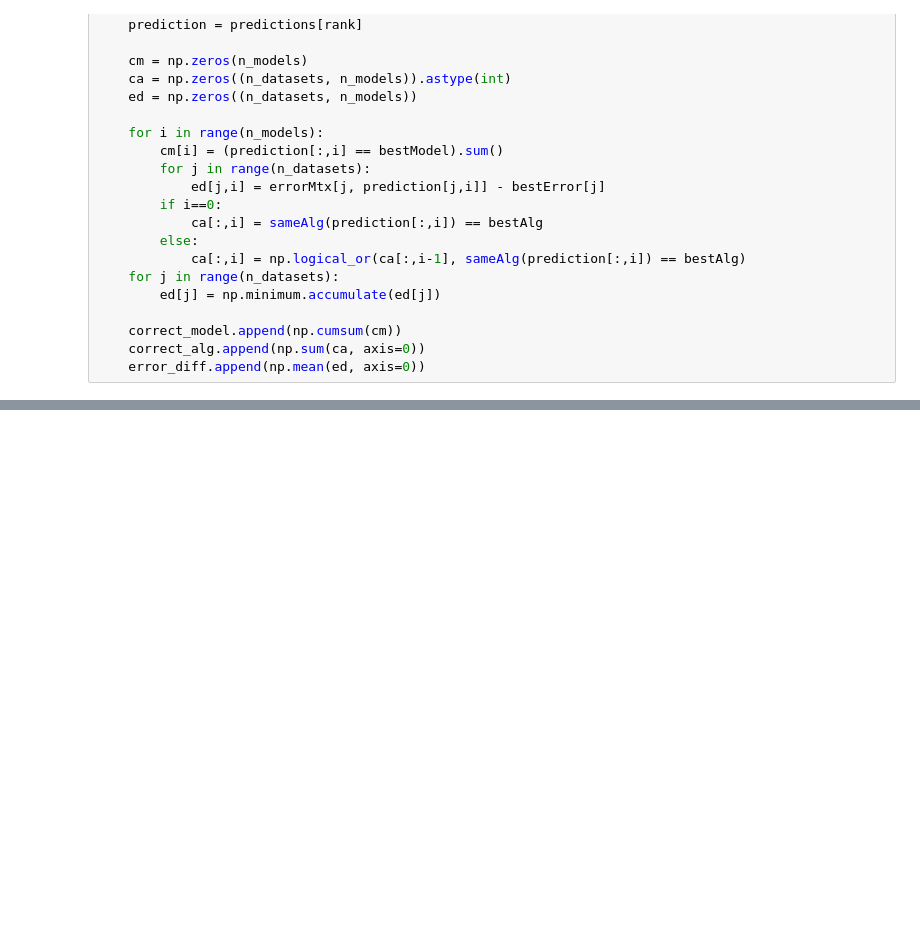
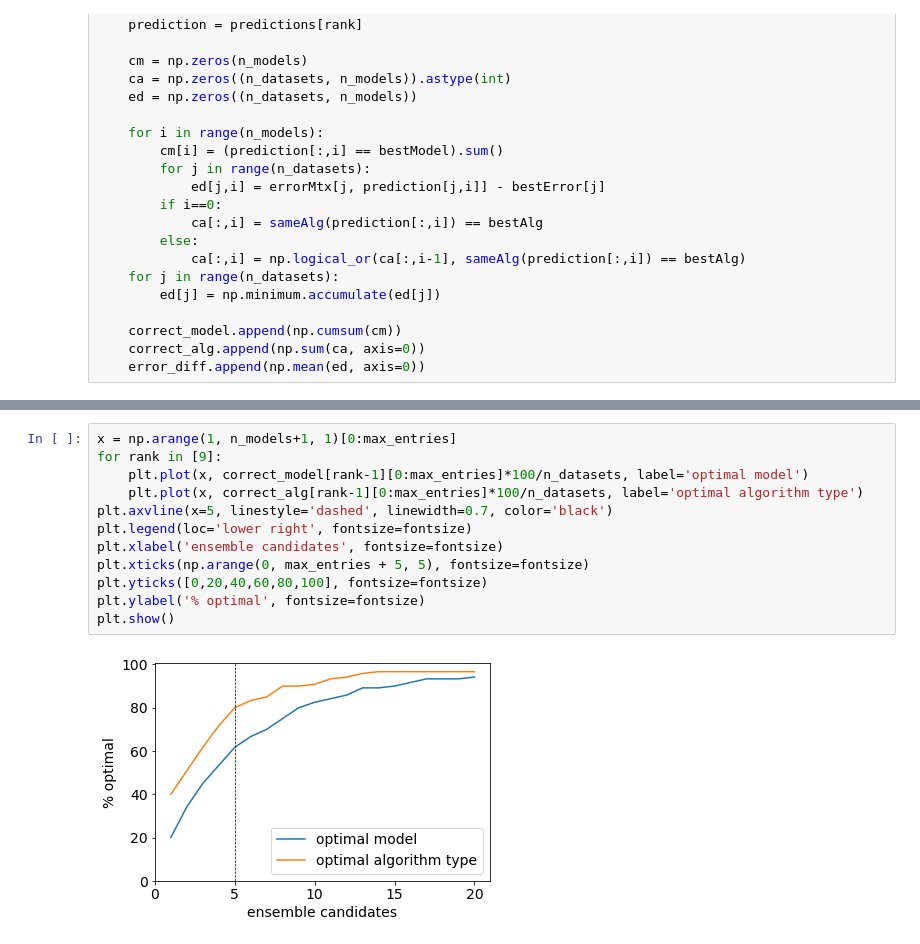
Before and after one commit to yujiakimoto/lowrankautoml, a Jupyter notebook: analysis/rank_sensitivity.ipynb, the cells around one changed output, grey strips where cells are left out. Cells and saved outputs as stored; diff of their text form; blank space fills up the shorter version.

```diff
--- a/analysis/rank_sensitivity.ipynb
+++ b/analysis/rank_sensitivity.ipynb
@@ -90,0 +96,14 @@ plt.show()
+# %%
+x = np.arange(1, n_models+1, 1)[0:max_entries]
+for rank in [9]:
+    plt.plot(x, correct_model[rank-1][0:max_entries]*100/n_datasets, label='optimal model')
+    plt.plot(x, correct_alg[rank-1][0:max_entries]*100/n_datasets, label='optimal algorithm type')
+plt.axvline(x=5, linestyle='dashed', linewidth=0.7, color='black')
+plt.legend(loc='lower right', fontsize=fontsize)
+plt.xlabel('ensemble candidates', fontsize=fontsize)
+plt.xticks(np.arange(0, max_entries + 5, 5), fontsize=fontsize)
+plt.yticks([0,20,40,60,80,100], fontsize=fontsize)
+plt.ylabel('% optimal', fontsize=fontsize)
+plt.show()
+# %% [output]
+[figure, added]
```
Also changed, not shown: parts of 5 cells of this notebook, 1 other file.
